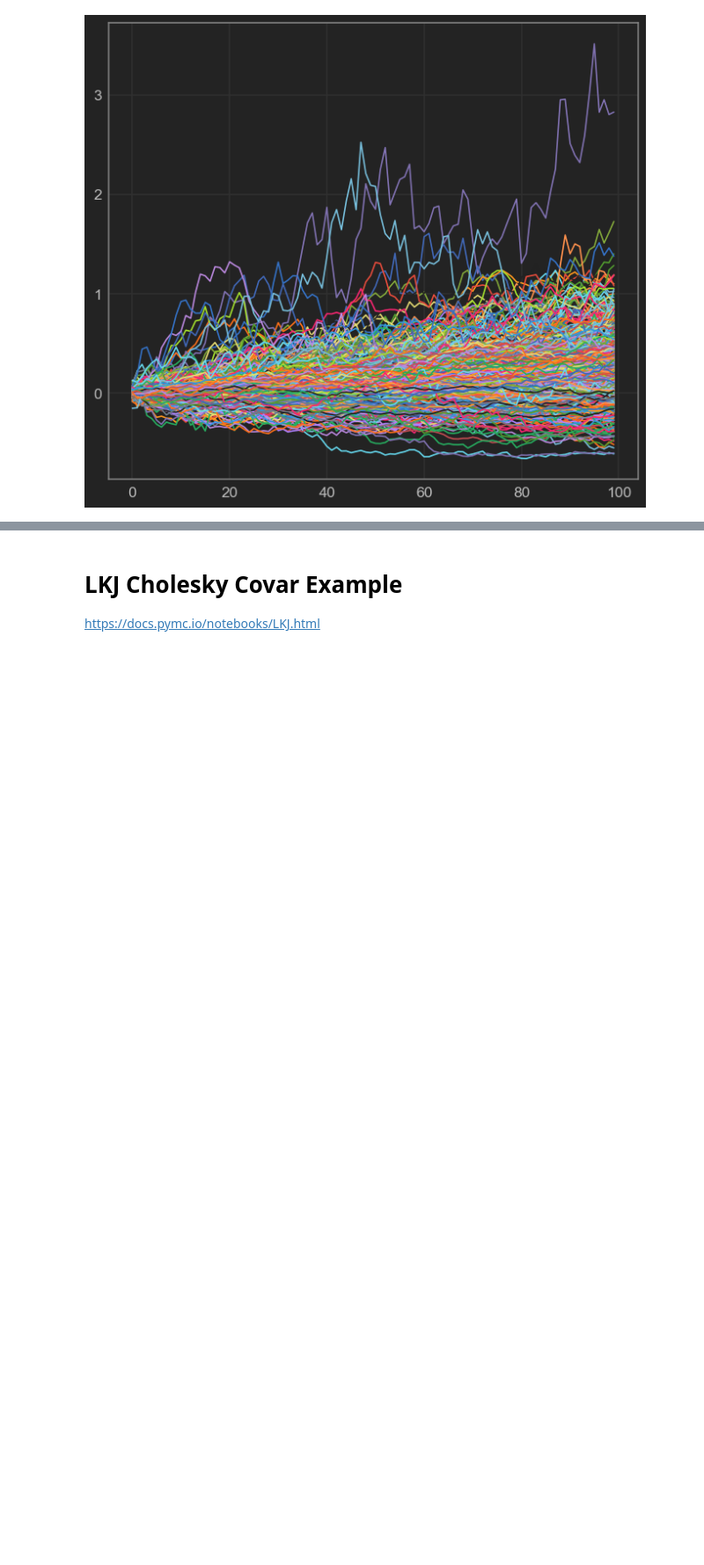
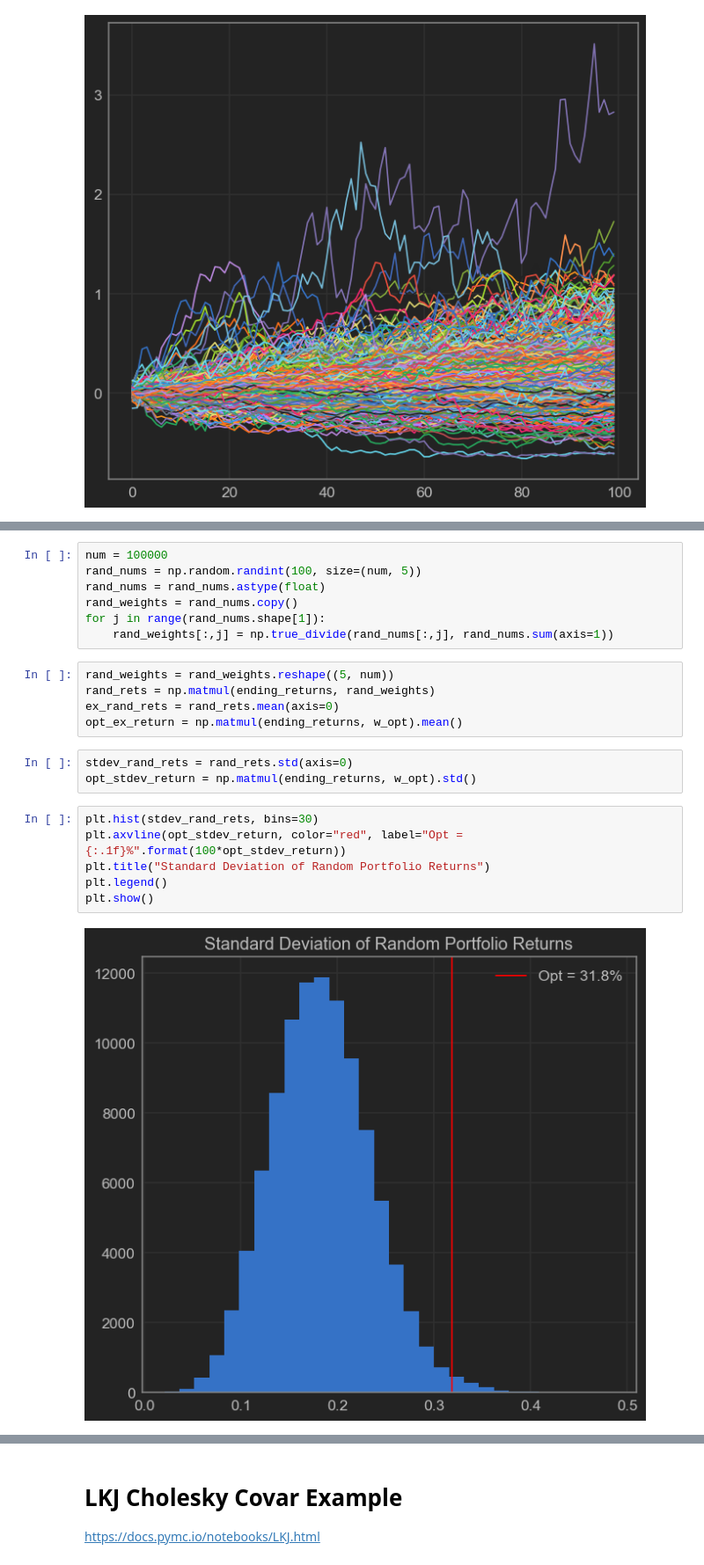
Before and after one commit to Jonathan-Lindbloom/bayesian-projects, a Jupyter notebook: Portfolio Allocation/multivar_student_t/Multivar Student T.ipynb, the cells around one changed output, grey strips where cells are left out. Shown at 88% size. Cells and saved outputs as stored; diff of their text form; blank space fills up the shorter version.

```diff
--- a/Portfolio Allocation/multivar_student_t/Multivar Student T.ipynb
+++ b/Portfolio Allocation/multivar_student_t/Multivar Student T.ipynb
@@ -454,0 +494,23 @@ for j in range(1000):
+# %%
+num = 100000
+rand_nums = np.random.randint(100, size=(num, 5))
+rand_nums = rand_nums.astype(float)
+rand_weights = rand_nums.copy()
+for j in range(rand_nums.shape[1]):
+    rand_weights[:,j] = np.true_divide(rand_nums[:,j], rand_nums.sum(axis=1))
+# %%
+rand_weights = rand_weights.reshape((5, num))
+rand_rets = np.matmul(ending_returns, rand_weights)
+ex_rand_rets = rand_rets.mean(axis=0)
+opt_ex_return = np.matmul(ending_returns, w_opt).mean()
+# %%
+stdev_rand_rets = rand_rets.std(axis=0)
+opt_stdev_return = np.matmul(ending_returns, w_opt).std()
+# %%
+plt.hist(stdev_rand_rets, bins=30)
+plt.axvline(opt_stdev_return, color="red", label="Opt = {:.1f}%".format(100*opt_stdev_return))
+plt.title("Standard Deviation of Random Portfolio Returns")
+plt.legend()
+plt.show()
+# %% [output]
+[figure, added]
```
Also changed, not shown: parts of 8 cells of this notebook, 9 other files.
